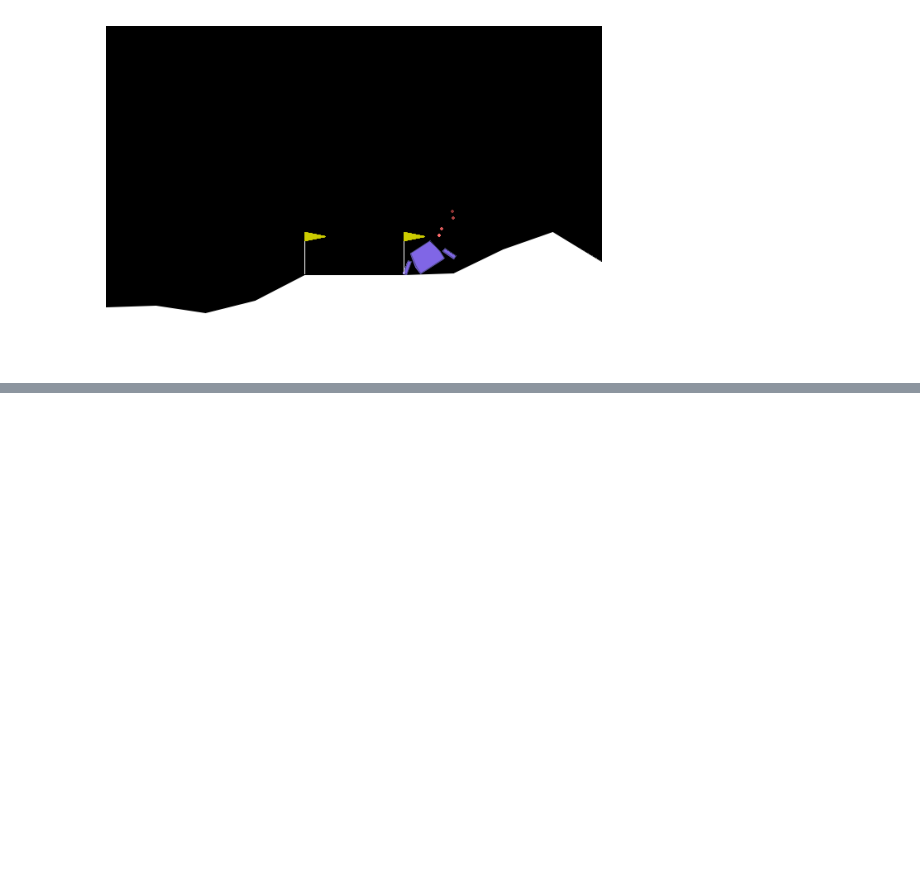
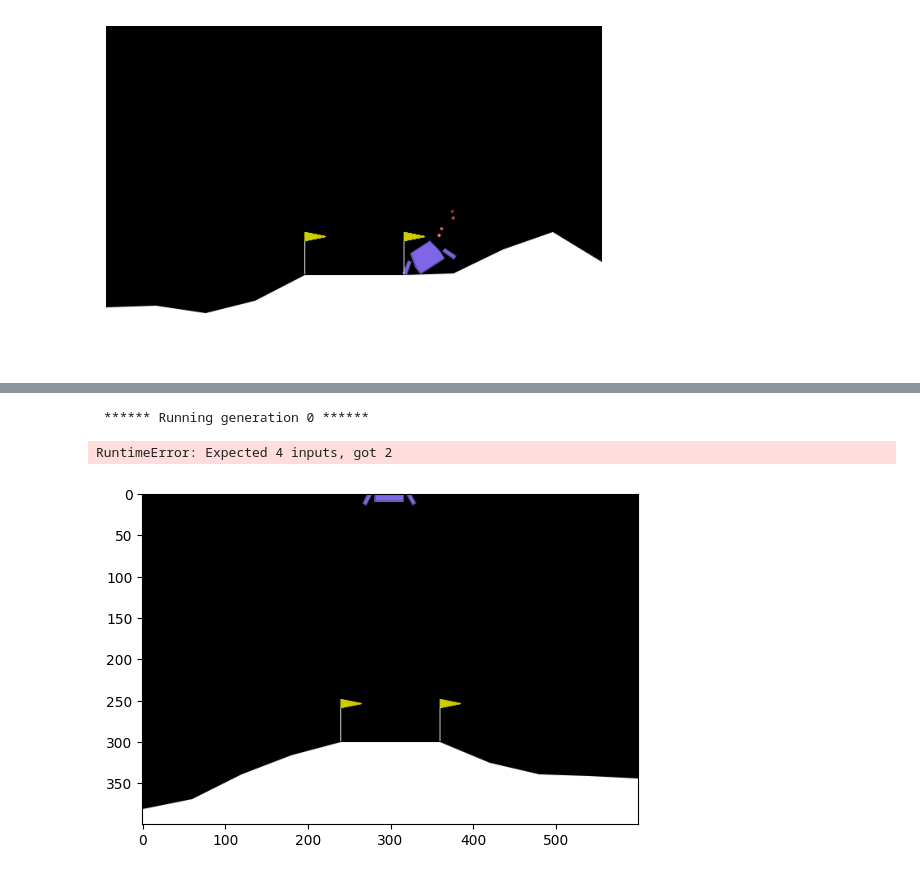
Before and after one commit to ZOUHDIYassine/ALGO, a Jupyter notebook: 3_strategies/E_S.ipynb, the cells around one changed output, grey strips where cells are left out. Drawn from its saved outputs; the diff is of its cells as text; code cells hidden in the pictures; blank space fills up the shorter version.

```diff
--- a/3_strategies/E_S.ipynb
+++ b/3_strategies/E_S.ipynb
@@ -323,0 +412,29 @@ Compare the $(1+\lambda)$ ES, $(\mu,\lambda)$ ES, and CMA-ES algorithms on Lunar
+# %%
+# Fonction pour évaluer un génome
+def eval_genome(genome, config, visul=True):
+    net = neat.nn.FeedForwardNetwork.create(genome, config)
+    observation = env.reset()
+    if visul:
+        img = plt.imshow(env.render())
+    total_reward = 0
+
+    done = False
+    while not done:
+        action = net.activate(observation)
+        action = np.argmax(action)  # Choix de l'action
+        observation, reward, done, _ = env.step(action)
+        total_reward += reward
+        if visul:
+            img.set_data(env.render())
+            plt.axis('off')
+            display.display(plt.gcf())
+            display.clear_output(wait=True)
+        if done:
+            break
+
+    return total_reward
+# %%
+# Fonction pour évaluer tous les génomes
+def eval_genomes(genomes, config):
+    for genome_id, genome in genomes:
+        genome.fitness = eval_genome(genome, config)
@@ -323,0 +444,17 @@ Compare the $(1+\lambda)$ ES, $(\mu,\lambda)$ ES, and CMA-ES algorithms on Lunar
+# %%
+# Initialisation de la population
+population = neat.Population(config)
+
+# Ajout des rapports de statistiques
+population.add_reporter(neat.StdOutReporter(True))
+stats = neat.StatisticsReporter()
+population.add_reporter(stats)
+
+# Exécution de l'algorithme NEAT pour un certain nombre de générations
+winner = population.run(eval_genomes, 50)
+
+print("\nLe meilleur génome est :\n{!s}".format(winner))
+# %% [output]
+ ****** Running generation 0 ******
+RuntimeError: Expected 4 inputs, got 2
+[figure, added]
```
Also changed, not shown: parts of 23 cells of this notebook.
